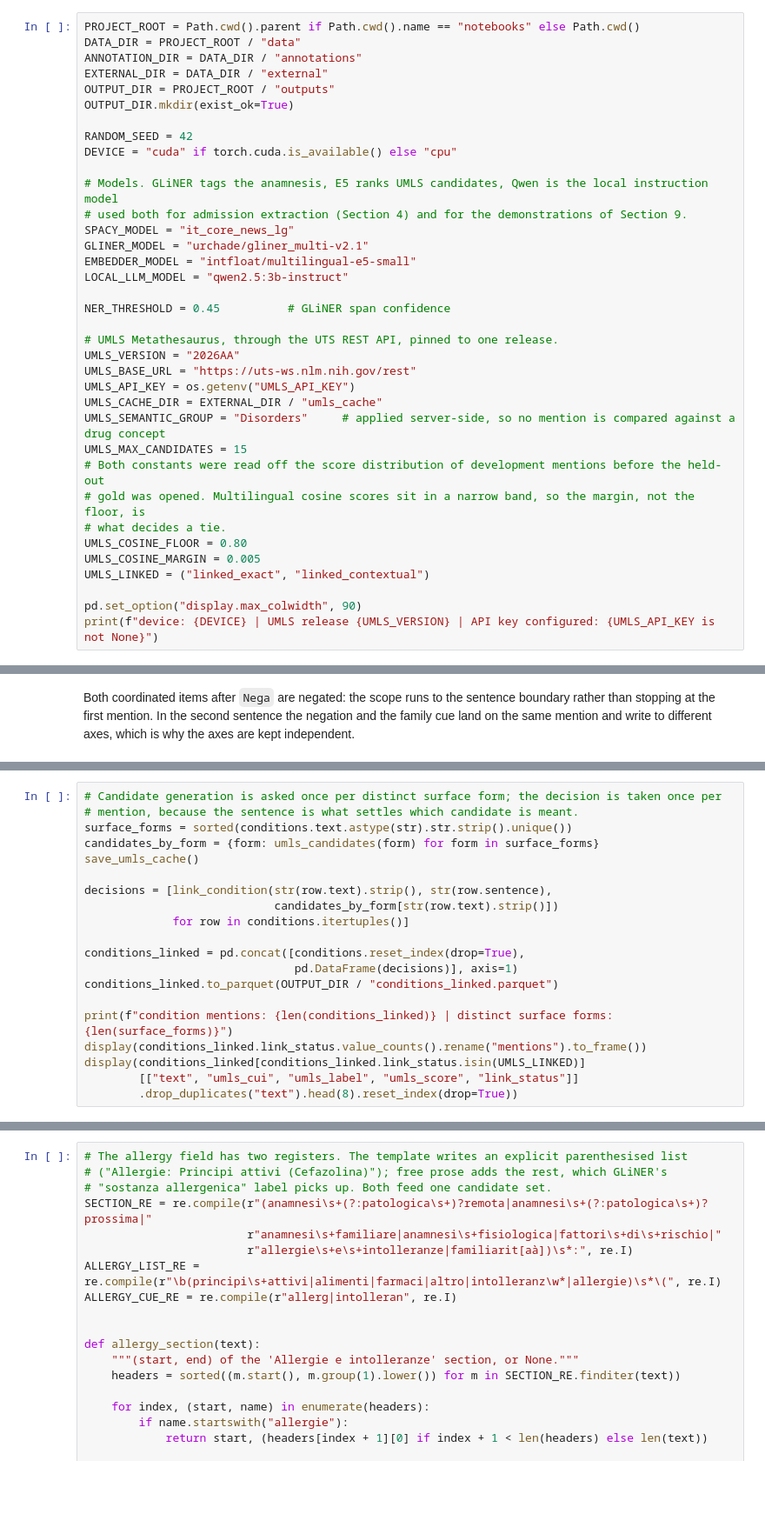
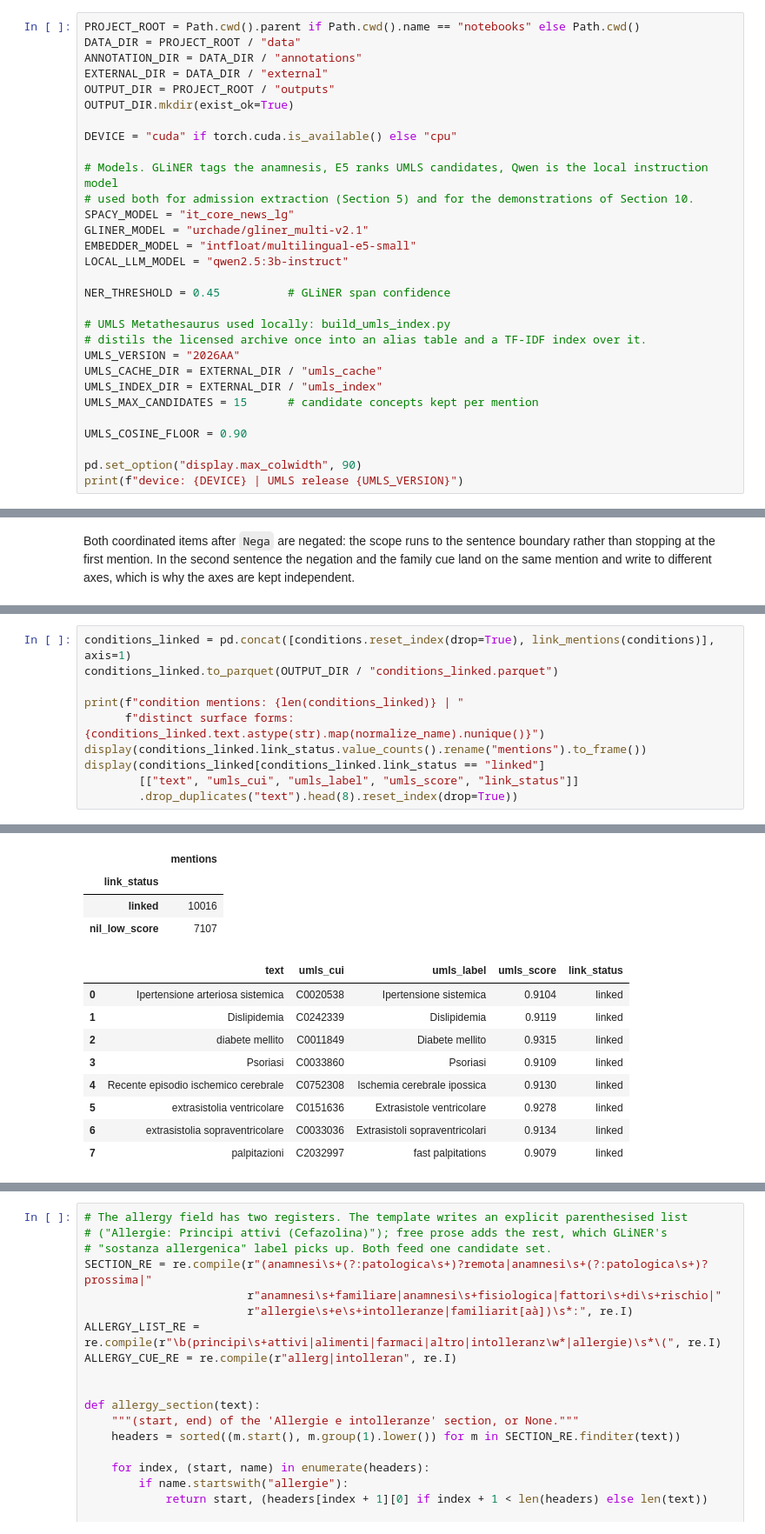
Before and after one commit to ilegul/nlp4dh, a Jupyter notebook: notebooks/clinical_nlp_pipeline.ipynb, the cells around one changed output, grey strips where cells are left out. Shown at 87% size. Saved outputs shown, nothing was run; the diff lists cells and outputs as text; blank space fills up the shorter version.

```diff
--- a/notebooks/clinical_nlp_pipeline.ipynb
+++ b/notebooks/clinical_nlp_pipeline.ipynb
@@ -63,11 +61,10 @@ EXTERNAL_DIR = DATA_DIR / "external"
 OUTPUT_DIR = PROJECT_ROOT / "outputs"
 OUTPUT_DIR.mkdir(exist_ok=True)
 
-RANDOM_SEED = 42
 DEVICE = "cuda" if torch.cuda.is_available() else "cpu"
 
 # Models. GLiNER tags the anamnesis, E5 ranks UMLS candidates, Qwen is the local instruction model
-# used both for admission extraction (Section 4) and for the demonstrations of Section 9.
+# used both for admission extraction (Section 5) and for the demonstrations of Section 10.
 SPACY_MODEL = "it_core_news_lg"
 GLINER_MODEL = "urchade/gliner_multi-v2.1"
 EMBEDDER_MODEL = "intfloat/multilingual-e5-small"
@@ -75,19 +72,14 @@ LOCAL_LLM_MODEL = "qwen2.5:3b-instruct"
 
 NER_THRESHOLD = 0.45          # GLiNER span confidence
 
-# UMLS Metathesaurus, through the UTS REST API, pinned to one release.
+# UMLS Metathesaurus used locally: build_umls_index.py
+# distils the licensed archive once into an alias table and a TF-IDF index over it.
 UMLS_VERSION = "2026AA"
-UMLS_BASE_URL = "https://uts-ws.nlm.nih.gov/rest"
-UMLS_API_KEY = os.getenv("UMLS_API_KEY")
 UMLS_CACHE_DIR = EXTERNAL_DIR / "umls_cache"
-UMLS_SEMANTIC_GROUP = "Disorders"     # applied server-side, so no mention is compared against a drug concept
-UMLS_MAX_CANDIDATES = 15
-# Both constants were read off the score distribution of development mentions before the held-out
-# gold was opened. Multilingual cosine scores sit in a narrow band, so the margin, not the floor, is
-# what decides a tie.
-UMLS_COSINE_FLOOR = 0.80
-UMLS_COSINE_MARGIN = 0.005
-UMLS_LINKED = ("linked_exact", "linked_contextual")
+UMLS_INDEX_DIR = EXTERNAL_DIR / "umls_index"
+UMLS_MAX_CANDIDATES = 15      # candidate concepts kept per mention
+
+UMLS_COSINE_FLOOR = 0.90
 
 pd.set_option("display.max_colwidth", 90)
-print(f"device: {DEVICE} | UMLS release {UMLS_VERSION} | API key configured: {UMLS_API_KEY is not None}")
+print(f"device: {DEVICE} | UMLS release {UMLS_VERSION}")
@@ -1097,20 +1298,11 @@ def link_condition(mention, sentence, found=None):
 # %%
-# Candidate generation is asked once per distinct surface form; the decision is taken once per
-# mention, because the sentence is what settles which candidate is meant.
-surface_forms = sorted(conditions.text.astype(str).str.strip().unique())
-candidates_by_form = {form: umls_candidates(form) for form in surface_forms}
-save_umls_cache()
-
-decisions = [link_condition(str(row.text).strip(), str(row.sentence),
-                            candidates_by_form[str(row.text).strip()])
-             for row in conditions.itertuples()]
-
-conditions_linked = pd.concat([conditions.reset_index(drop=True),
-                               pd.DataFrame(decisions)], axis=1)
+conditions_linked = pd.concat([conditions.reset_index(drop=True), link_mentions(conditions)], axis=1)
 conditions_linked.to_parquet(OUTPUT_DIR / "conditions_linked.parquet")
 
-print(f"condition mentions: {len(conditions_linked)} | distinct surface forms: {len(surface_forms)}")
+print(f"condition mentions: {len(conditions_linked)} | "
+      f"distinct surface forms: {conditions_linked.text.astype(str).map(normalize_name).nunique()}")
 display(conditions_linked.link_status.value_counts().rename("mentions").to_frame())
-display(conditions_linked[conditions_linked.link_status.isin(UMLS_LINKED)]
+display(conditions_linked[conditions_linked.link_status == "linked"]
         [["text", "umls_cui", "umls_label", "umls_score", "link_status"]]
         .drop_duplicates("text").head(8).reset_index(drop=True))
+# %% [output]
@@ -1116,0 +1310,13 @@ display(conditions_linked[conditions_linked.link_status.isin(UMLS_LINKED)]
+|  | mentions |
+| link_status |  |
+| linked | 10016 |
+| nil_low_score | 7107 |
+|  | text | umls_cui | umls_label | umls_score | link_status |
+| 0 | Ipertensione arteriosa sistemica | C0020538 | Ipertensione sistemica | 0.9104 | linked |
+| 1 | Dislipidemia | C0242339 | Dislipidemia | 0.9119 | linked |
+| 2 | diabete mellito | C0011849 | Diabete mellito | 0.9315 | linked |
+| 3 | Psoriasi | C0033860 | Psoriasi | 0.9109 | linked |
+| 4 | Recente episodio ischemico cerebrale | C0752308 | Ischemia cerebrale ipossica | 0.9130 | linked |
+| 5 | extrasistolia ventricolare | C0151636 | Extrasistole ventricolare | 0.9278 | linked |
+| 6 | extrasistolia sopraventricolare | C0033036 | Extrasistoli sopraventricolari | 0.9134 | linked |
+| 7 | palpitazioni | C2032997 | fast palpitations | 0.9079 | linked |
```
Also changed, not shown: parts of 139 cells of this notebook, 12 other files.
